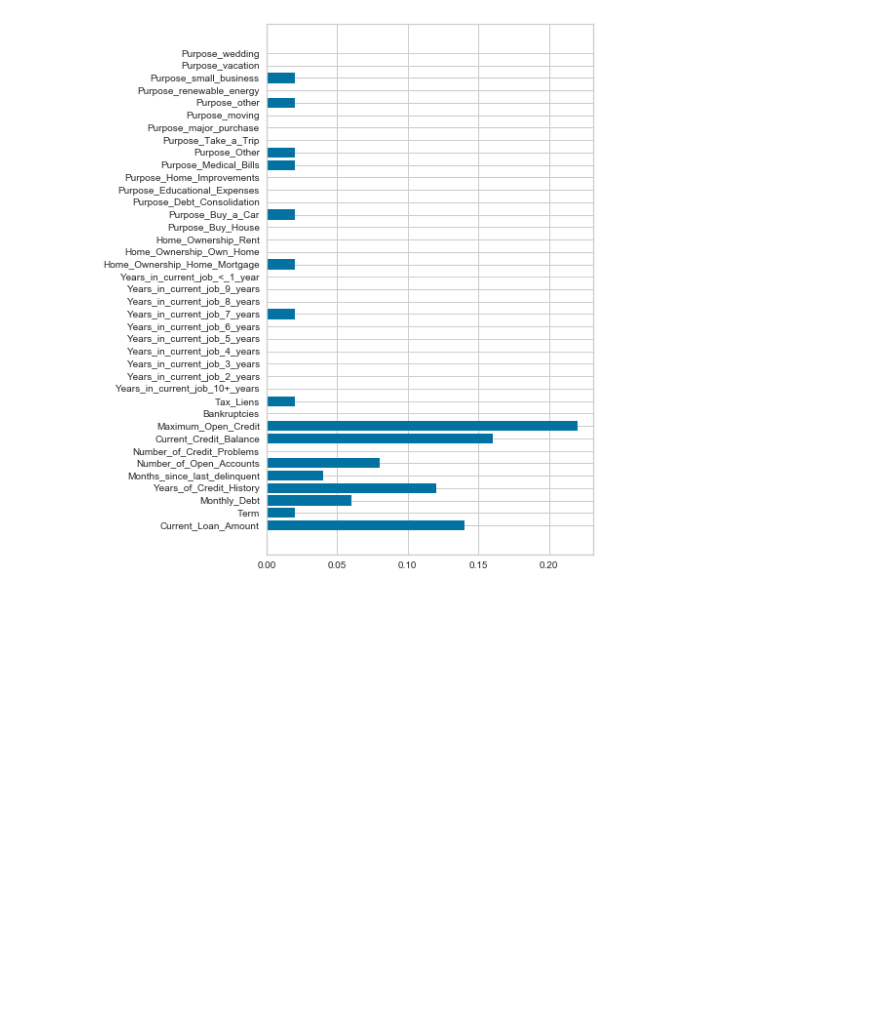
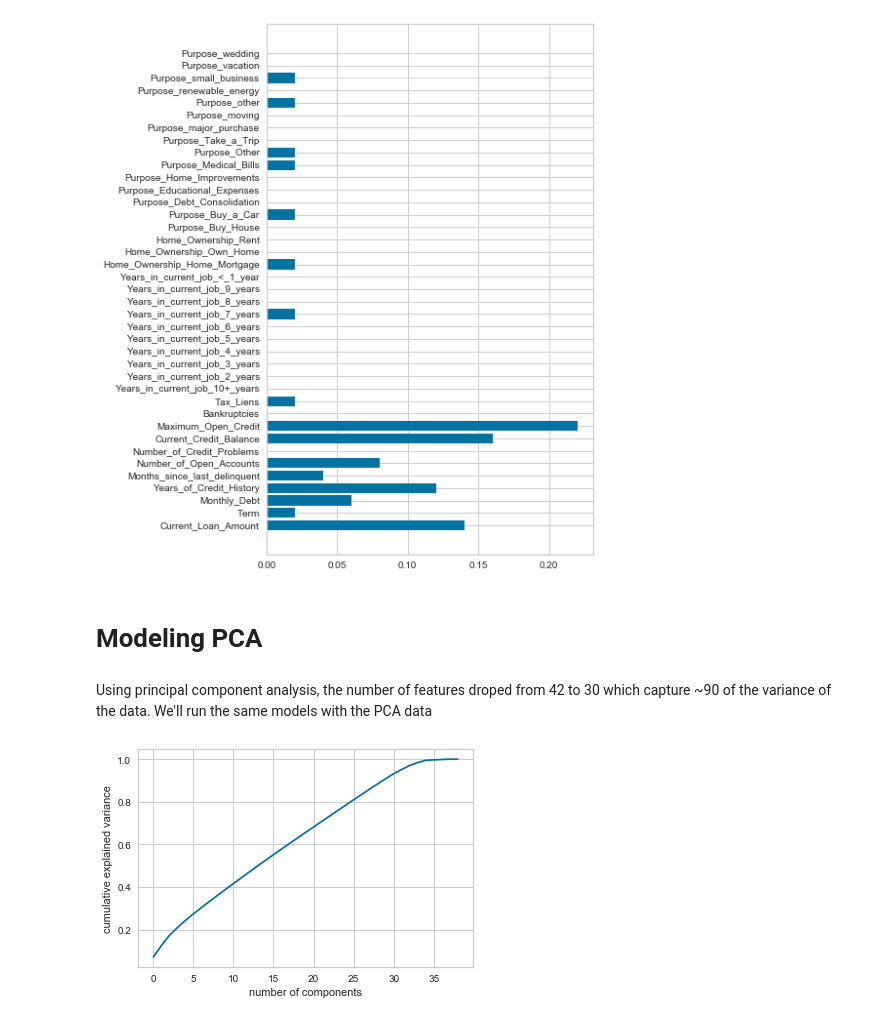
Before and after one commit to LaurentStar/Bank-Loans, a Jupyter notebook: master.ipynb, the cells around one changed output. Cells and saved outputs as stored; diff of their text form; code cells hidden in the pictures; blank space fills up the shorter version.

```diff
--- a/master.ipynb
+++ b/master.ipynb
@@ -145,3 +169,23 @@ ax.barh(width=abc.feature_importances_, y=X_train.columns);
 Train Accuracy 0.618465909090909
 Test Accuracy 0.6136363636363636
 [figure]
+# %% [markdown]
+# Modeling PCA
+# %% [markdown]
+Using principal component analysis, the number of features droped from 42 to 30 which capture ~90 of the variance of the data. We'll run the same models with the PCA data
+# %%
+X_scaler = StandardScaler().fit_transform(X)
+pca = PCA().fit(X_scaler)
+plt.plot(np.cumsum(pca.explained_variance_ratio_))
+plt.xlabel('number of components')
+plt.ylabel('cumulative explained variance');
+
+
+X_scaler = StandardScaler().fit_transform(X)
+pca = PCA(n_components=34).fit(X_scaler)
+principalComponents = pca.fit_transform(X)
+
+_ = [f'PC{_}' for _ in range(1, 35)]
+prince_df = pd.DataFrame(data=principalComponents, columns=_)
+# %% [output]
+[figure, added]
```
Also changed, not shown: parts of 19 cells of this notebook, 7 other files.
